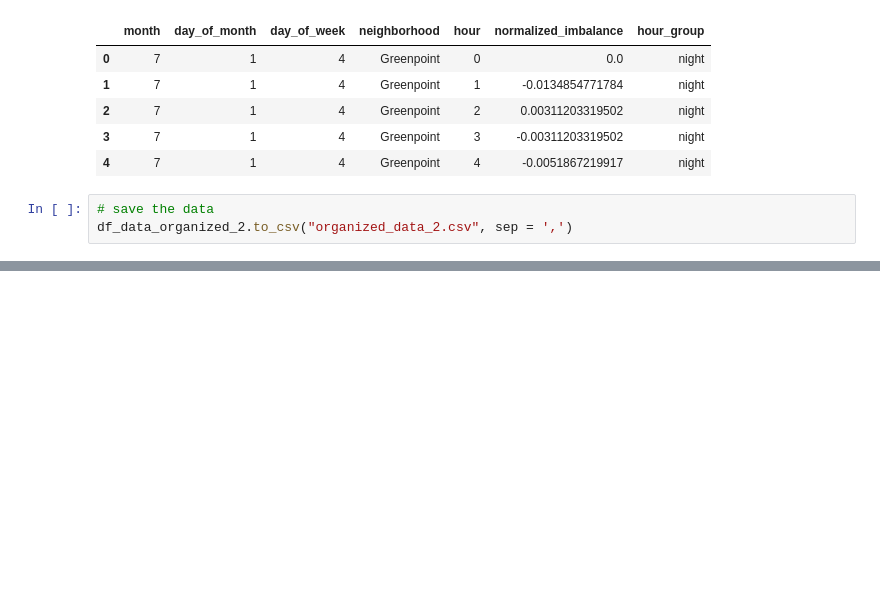
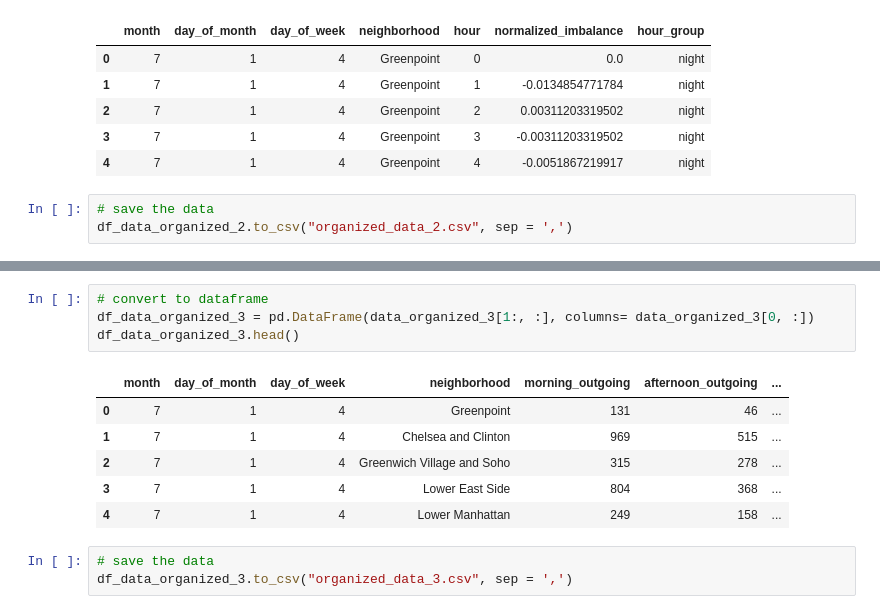
Before and after one commit to JY2014/Citi_BikeShare, a Jupyter notebook: Data Cleaning.ipynb, the cells around one changed output, grey strips where cells are left out. Saved outputs shown, nothing was run; the diff lists cells and outputs as text; blank space fills up the shorter version.

```diff
--- a/Data Cleaning.ipynb
+++ b/Data Cleaning.ipynb
@@ -425,0 +501,14 @@ df_data_organized_2.to_csv("organized_data_2.csv", sep = ',')
+# %%
+# convert to dataframe
+df_data_organized_3 = pd.DataFrame(data_organized_3[1:, :], columns= data_organized_3[0, :])
+df_data_organized_3.head()
+# %% [output]
+|  | month | day_of_month | day_of_week | neighborhood | morning_outgoing | afternoon_outgoing | ... |
+| 0 | 7 | 1 | 4 | Greenpoint | 131 | 46 | ... |
+| 1 | 7 | 1 | 4 | Chelsea and Clinton | 969 | 515 | ... |
+| 2 | 7 | 1 | 4 | Greenwich Village and Soho | 315 | 278 | ... |
+| 3 | 7 | 1 | 4 | Lower East Side | 804 | 368 | ... |
+| 4 | 7 | 1 | 4 | Lower Manhattan | 249 | 158 | ... |
+# %%
+# save the data
+df_data_organized_3.to_csv("organized_data_3.csv", sep = ',')
```
Also changed, not shown: parts of 3 cells of this notebook.
